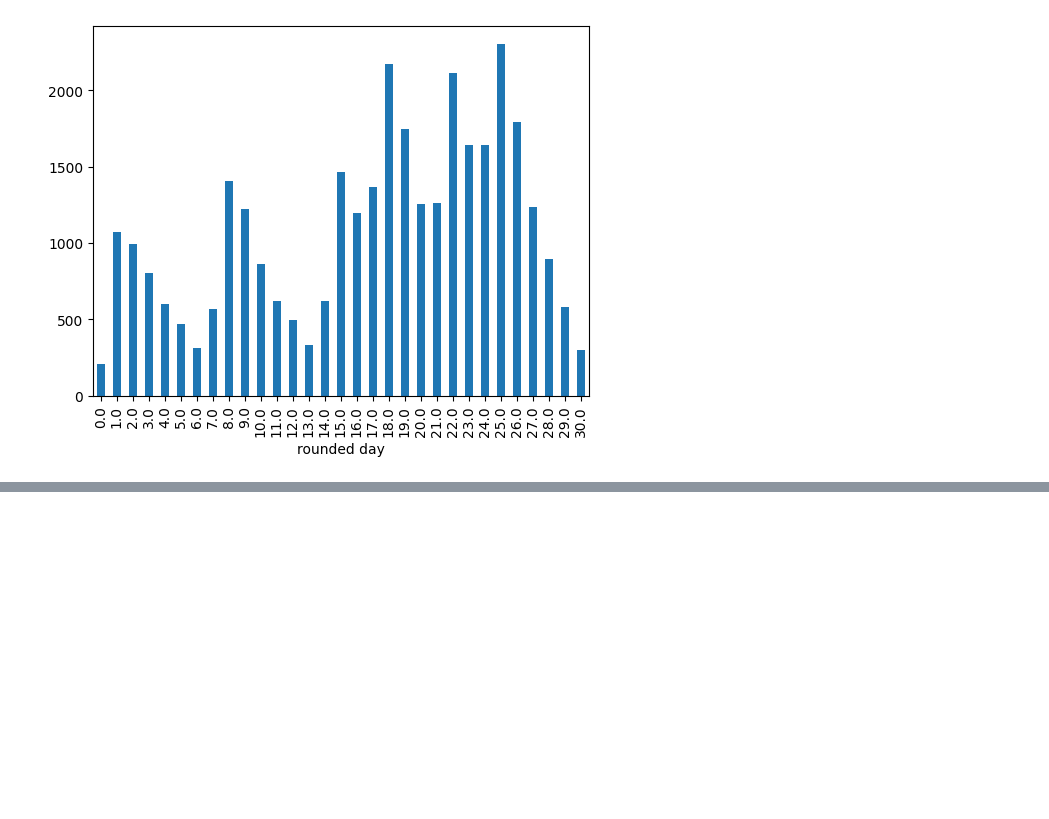
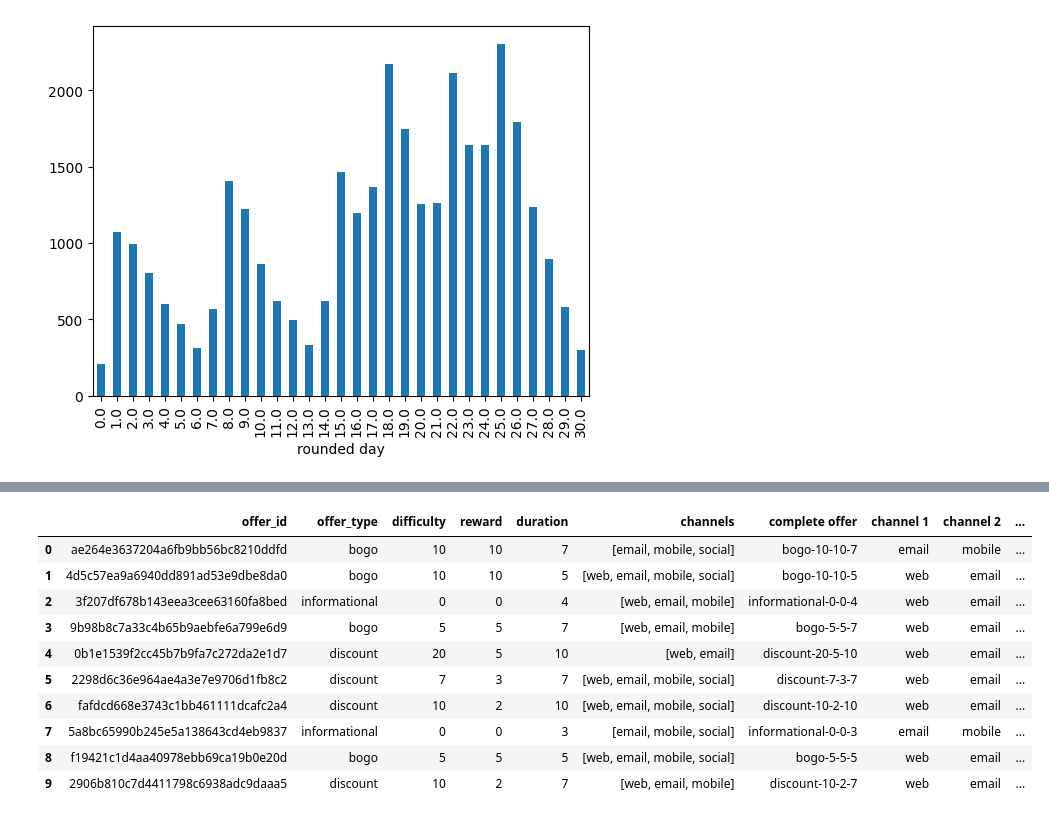
Before and after one commit to Koremm/Coffeeoffers, a Jupyter notebook: Coffee Offers Vscode.ipynb, the cells around one changed output, grey strips where cells are left out. Drawn from its saved outputs; the diff is of its cells as text; code cells hidden in the pictures; blank space fills up the shorter version.

```diff
--- a/Coffee Offers Vscode.ipynb
+++ b/Coffee Offers Vscode.ipynb
@@ -257,0 +290,3 @@ daily_count.plot(kind='bar')
+# %%
+offers['complete offer'] = offers[['offer_type', 'difficulty', 'reward', 'duration']].astype(str).agg('-'.join, axis = 1)
+offers
@@ -257,0 +305,24 @@ daily_count.plot(kind='bar')
+# %%
+offers['channels'] = offers['channels'].apply(ast.literal_eval)
+
+offers_split_channels = offers['channels'].apply(pd.Series)
+
+offers_split_channels.columns = ['channel 1', 'channel 2', 'channel 3', 'channel 4']
+
+offers_trial = offers
+
+offers_trial = pd.concat([offers_trial,offers_split_channels], axis = 1)
+
+offers_trial
+# %% [output]
+|  | offer_id | offer_type | difficulty | reward | duration | channels | complete offer | channel 1 | channel 2 | ... |
+| 0 | ae264e3637204a6fb9bb56bc8210ddfd | bogo | 10 | 10 | 7 | [email, mobile, social] | bogo-10-10-7 | email | mobile | ... |
+| 1 | 4d5c57ea9a6940dd891ad53e9dbe8da0 | bogo | 10 | 10 | 5 | [web, email, mobile, social] | bogo-10-10-5 | web | email | ... |
+| 2 | 3f207df678b143eea3cee63160fa8bed | informational | 0 | 0 | 4 | [web, email, mobile] | informational-0-0-4 | web | email | ... |
+| 3 | 9b98b8c7a33c4b65b9aebfe6a799e6d9 | bogo | 5 | 5 | 7 | [web, email, mobile] | bogo-5-5-7 | web | email | ... |
+| 4 | 0b1e1539f2cc45b7b9fa7c272da2e1d7 | discount | 20 | 5 | 10 | [web, email] | discount-20-5-10 | web | email | ... |
+| 5 | 2298d6c36e964ae4a3e7e9706d1fb8c2 | discount | 7 | 3 | 7 | [web, email, mobile, social] | discount-7-3-7 | web | email | ... |
+| 6 | fafdcd668e3743c1bb461111dcafc2a4 | discount | 10 | 2 | 10 | [web, email, mobile, social] | discount-10-2-10 | web | email | ... |
+| 7 | 5a8bc65990b245e5a138643cd4eb9837 | informational | 0 | 0 | 3 | [email, mobile, social] | informational-0-0-3 | email | mobile | ... |
+| 8 | f19421c1d4aa40978ebb69ca19b0e20d | bogo | 5 | 5 | 5 | [web, email, mobile, social] | bogo-5-5-5 | web | email | ... |
+| 9 | 2906b810c7d4411798c6938adc9daaa5 | discount | 10 | 2 | 7 | [web, email, mobile] | discount-10-2-7 | web | email | ... |
```
Also changed, not shown: parts of 6 cells of this notebook.
